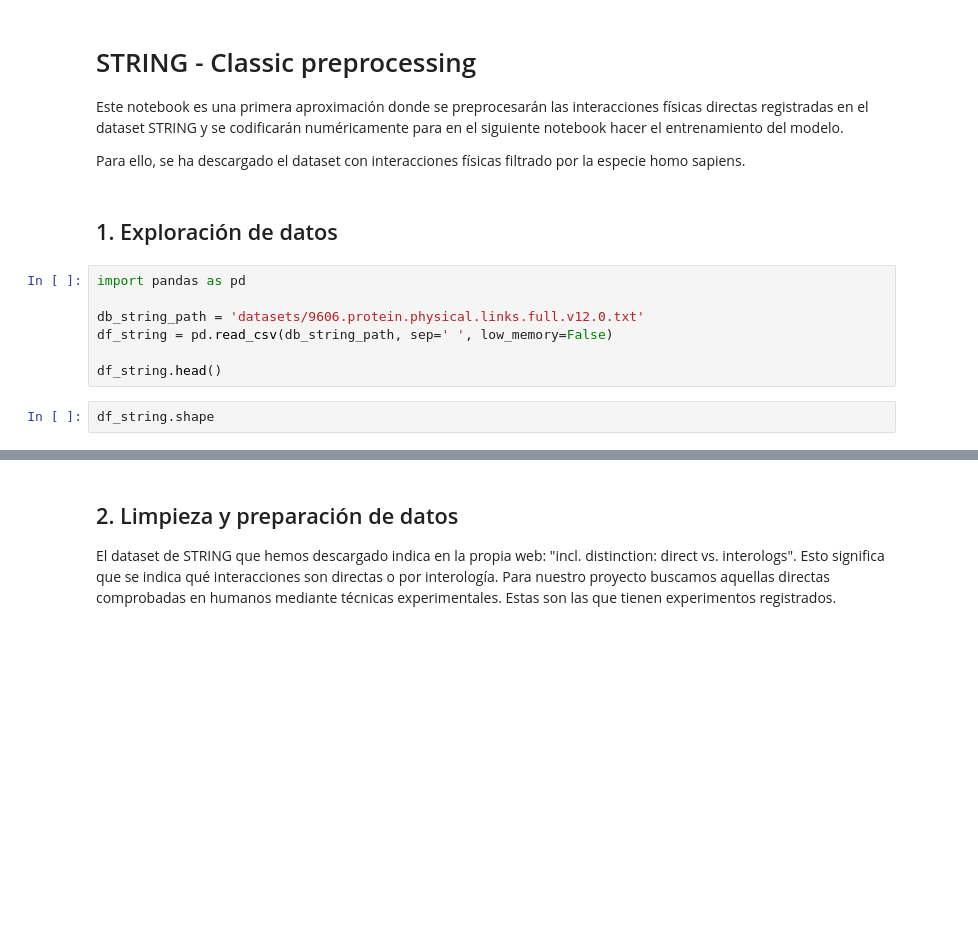
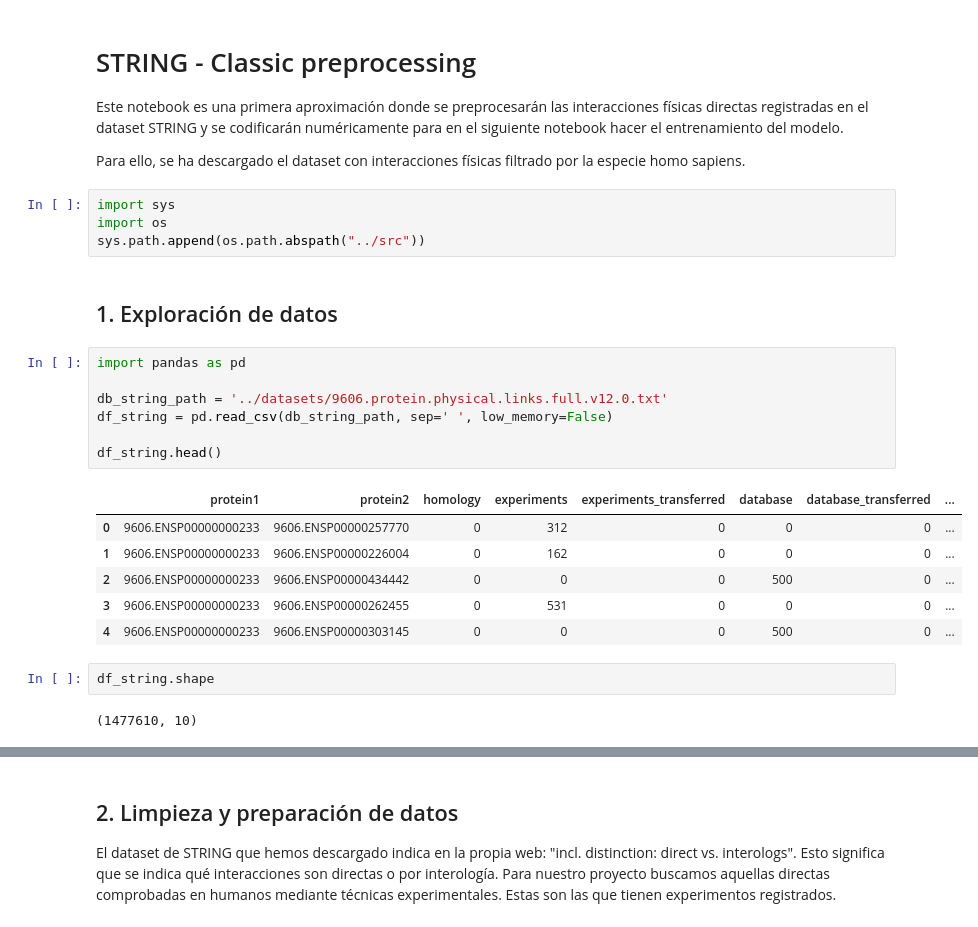
Before and after one commit to santiagoWilli/ppi-predictions, a Jupyter notebook: notebooks/1. STRING - classic preprocessing.ipynb, the cells around one changed output, grey strips where cells are left out. Drawn from its saved outputs; the diff is of its cells as text; blank space fills up the shorter version.

```diff
--- a/notebooks/1. STRING - classic preprocessing.ipynb
+++ b/notebooks/1. STRING - classic preprocessing.ipynb
@@ -4,16 +4,29 @@
 Este notebook es una primera aproximación donde se preprocesarán las interacciones físicas directas registradas en el dataset STRING y se codificarán numéricamente para en el siguiente notebook hacer el entrenamiento del modelo.
 
 Para ello, se ha descargado el dataset con interacciones físicas filtrado por la especie homo sapiens.
+# %%
+import sys
+import os
+sys.path.append(os.path.abspath("../src"))
 # %% [markdown]
 ## 1. Exploración de datos
 # %%
 import pandas as pd
 
-db_string_path = 'datasets/9606.protein.physical.links.full.v12.0.txt'
+db_string_path = '../datasets/9606.protein.physical.links.full.v12.0.txt'
 df_string = pd.read_csv(db_string_path, sep=' ', low_memory=False)
 
 df_string.head()
+# %% [output]
+|  | protein1 | protein2 | homology | experiments | experiments_transferred | database | database_transferred | ... |
+| 0 | 9606.ENSP00000000233 | 9606.ENSP00000257770 | 0 | 312 | 0 | 0 | 0 | ... |
+| 1 | 9606.ENSP00000000233 | 9606.ENSP00000226004 | 0 | 162 | 0 | 0 | 0 | ... |
+| 2 | 9606.ENSP00000000233 | 9606.ENSP00000434442 | 0 | 0 | 0 | 500 | 0 | ... |
+| 3 | 9606.ENSP00000000233 | 9606.ENSP00000262455 | 0 | 531 | 0 | 0 | 0 | ... |
+| 4 | 9606.ENSP00000000233 | 9606.ENSP00000303145 | 0 | 0 | 0 | 500 | 0 | ... |
 # %%
 df_string.shape
+# %% [output]
+(1477610, 10)
 # %%
 df_string.info()
```
Also changed, not shown: parts of 14 cells of this notebook, 3 other files.
